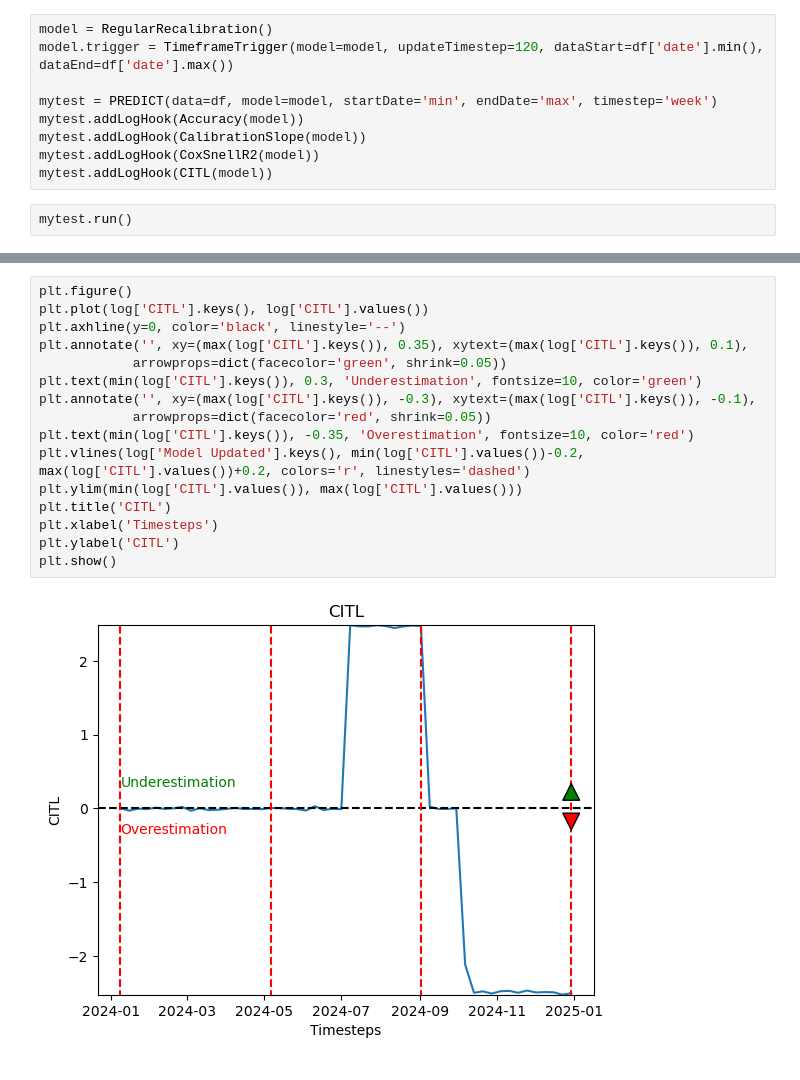
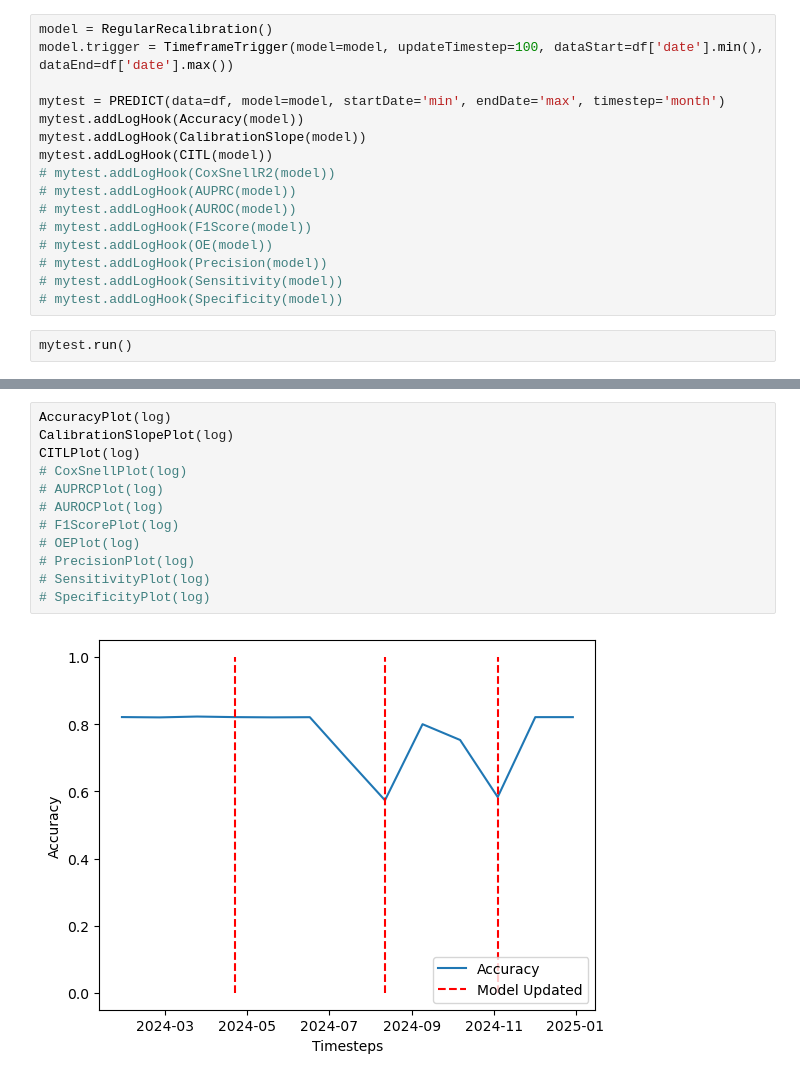
Before and after one commit to sdrelton/PREDICT, a Jupyter notebook: Examples/regular_recalibration_example.ipynb, the cells around one changed output, grey strips where cells are left out. Cells and saved outputs as stored; diff of their text form.

```diff
--- a/Examples/regular_recalibration_example.ipynb
+++ b/Examples/regular_recalibration_example.ipynb
@@ -87,13 +73,20 @@ This class already implements the recalibration procedure.
 We then setup a PREDICT object and track the metrics, as usual.
 # %%
 model = RegularRecalibration()
-model.trigger = TimeframeTrigger(model=model, updateTimestep=120, dataStart=df['date'].min(), dataEnd=df['date'].max())
+model.trigger = TimeframeTrigger(model=model, updateTimestep=100, dataStart=df['date'].min(), dataEnd=df['date'].max())
 
-mytest = PREDICT(data=df, model=model, startDate='min', endDate='max', timestep='week')
+mytest = PREDICT(data=df, model=model, startDate='min', endDate='max', timestep='month')
 mytest.addLogHook(Accuracy(model))
 mytest.addLogHook(CalibrationSlope(model))
-mytest.addLogHook(CoxSnellR2(model))
 mytest.addLogHook(CITL(model))
+# mytest.addLogHook(CoxSnellR2(model))
+# mytest.addLogHook(AUPRC(model))
+# mytest.addLogHook(AUROC(model))
+# mytest.addLogHook(F1Score(model))
+# mytest.addLogHook(OE(model))
+# mytest.addLogHook(Precision(model))
+# mytest.addLogHook(Sensitivity(model))
+# mytest.addLogHook(Specificity(model))
 # %%
 mytest.run()
 # %%
@@ -149,18 +97,14 @@ plt.show()
-# %%
-plt.figure()
-plt.plot(log['CITL'].keys(), log['CITL'].values())
-plt.axhline(y=0, color='black', linestyle='--')
-plt.annotate('', xy=(max(log['CITL'].keys()), 0.35), xytext=(max(log['CITL'].keys()), 0.1),
-            arrowprops=dict(facecolor='green', shrink=0.05))
-plt.text(min(log['CITL'].keys()), 0.3, 'Underestimation', fontsize=10, color='green')
-plt.annotate('', xy=(max(log['CITL'].keys()), -0.3), xytext=(max(log['CITL'].keys()), -0.1),
-            arrowprops=dict(facecolor='red', shrink=0.05))
-plt.text(min(log['CITL'].keys()), -0.35, 'Overestimation', fontsize=10, color='red')
-plt.vlines(log['Model Updated'].keys(), min(log['CITL'].values())-0.2, max(log['CITL'].values())+0.2, colors='r', linestyles='dashed')
-plt.ylim(min(log['CITL'].values()), max(log['CITL'].values()))
-plt.title('CITL')
-plt.xlabel('Timesteps')
-plt.ylabel('CITL')
-plt.show()
-# %% [output]
-[figure, removed]
+# %%
+AccuracyPlot(log)
+CalibrationSlopePlot(log)
+CITLPlot(log)
+# CoxSnellPlot(log)
+# AUPRCPlot(log)
+# AUROCPlot(log)
+# F1ScorePlot(log)
+# OEPlot(log)
+# PrecisionPlot(log)
+# SensitivityPlot(log)
+# SpecificityPlot(log)
+# %% [output]
+[figure, added]
```
Also changed, not shown: parts of 7 cells of this notebook, 2 other files.
